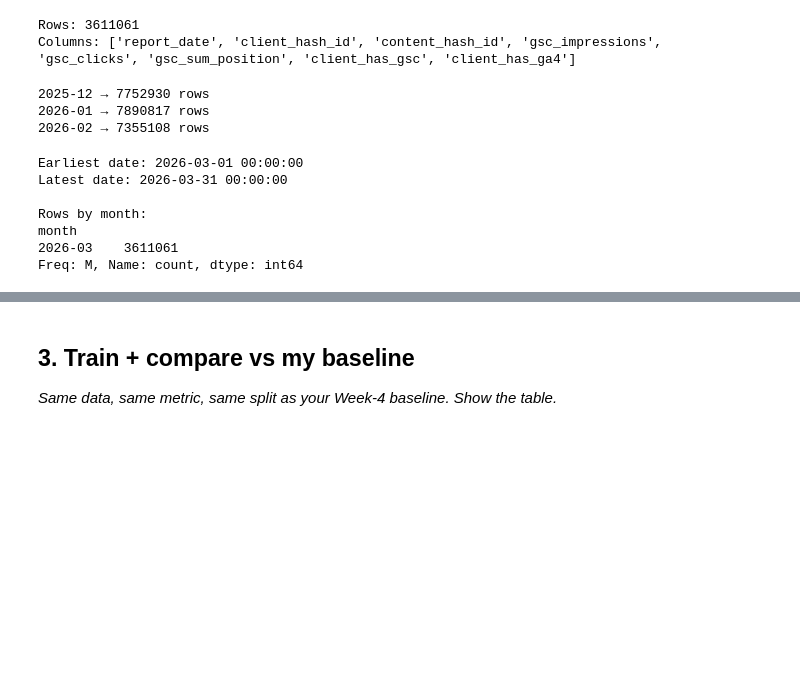
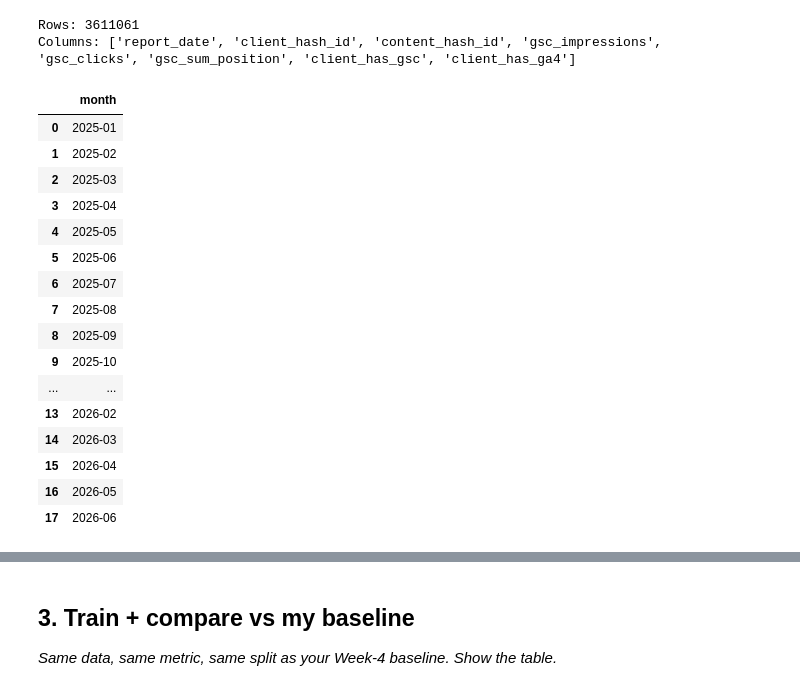
Before and after one commit to Vaib-raksh/Intern-ML, a Jupyter notebook: work/notebooks/w05_model.ipynb, the cells around one changed output, grey strips where cells are left out. Cells and saved outputs as stored; diff of their text form; code cells hidden in the pictures; blank space fills up the shorter version.

```diff
--- a/work/notebooks/w05_model.ipynb
+++ b/work/notebooks/w05_model.ipynb
@@ -73,39 +77,3 @@ print("Columns:", feature_df.columns.tolist())
 # %% [output]
 Rows: 3611061
 Columns: ['report_date', 'client_hash_id', 'content_hash_id', 'gsc_impressions', 'gsc_clicks', 'gsc_sum_position', 'client_has_gsc', 'client_has_ga4']
-# %%
-for month in ["2025-12", "2026-01", "2026-02"]:
-    try:
-        result = con.sql(f"""
-        SELECT COUNT(*) AS rows
-        FROM read_parquet(
-            'hf://datasets/FlyRank/internship-warehouse/fact_content_daily_performance/month={month}/*.parquet'
-        )
-        """).df()
-
-        print(month, "→", result.iloc[0]["rows"], "rows")
-
-    except Exception as e:
-        print(month, "→ NOT AVAILABLE")
-# %% [output]
-2025-12 → 7752930 rows
-2026-01 → 7890817 rows
-2026-02 → 7355108 rows
-# %%
-# Check the time range available for modeling
-print("Earliest date:", feature_df["report_date"].min())
-print("Latest date:", feature_df["report_date"].max())
-
-# Show the number of rows available in each month
-feature_df["month"] = feature_df["report_date"].dt.to_period("M")
-
-print("\nRows by month:")
-print(feature_df["month"].value_counts().sort_index())
-# %% [output]
-Earliest date: 2026-03-01 00:00:00
-Latest date: 2026-03-31 00:00:00
-
-Rows by month:
-month
-2026-03    3611061
-Freq: M, Name: count, dtype: int64
@@ -114,0 +80,28 @@ Freq: M, Name: count, dtype: int64
+# %%
+months = con.sql("""
+SELECT DISTINCT month
+FROM read_parquet(
+    'hf://datasets/FlyRank/internship-warehouse/fact_content_daily_performance/**/*.parquet'
+)
+ORDER BY month
+""").df()
+
+months
+# %% [output]
+|  | month |
+| 0 | 2025-01 |
+| 1 | 2025-02 |
+| 2 | 2025-03 |
+| 3 | 2025-04 |
+| 4 | 2025-05 |
+| 5 | 2025-06 |
+| 6 | 2025-07 |
+| 7 | 2025-08 |
+| 8 | 2025-09 |
+| 9 | 2025-10 |
+| ... | ... |
+| 13 | 2026-02 |
+| 14 | 2026-03 |
+| 15 | 2026-04 |
+| 16 | 2026-05 |
+| 17 | 2026-06 |
```
Also changed, not shown: parts of 8 cells of this notebook.
